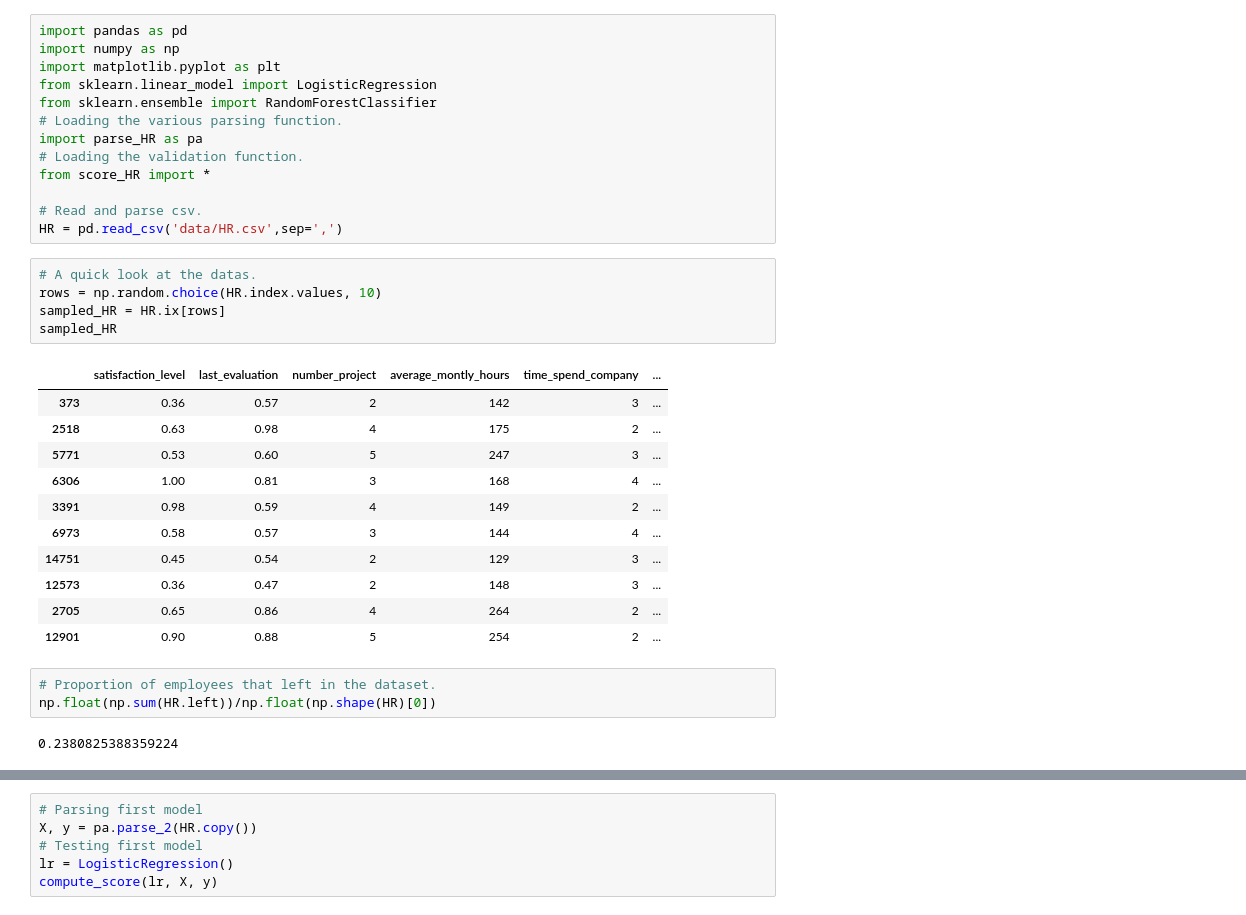
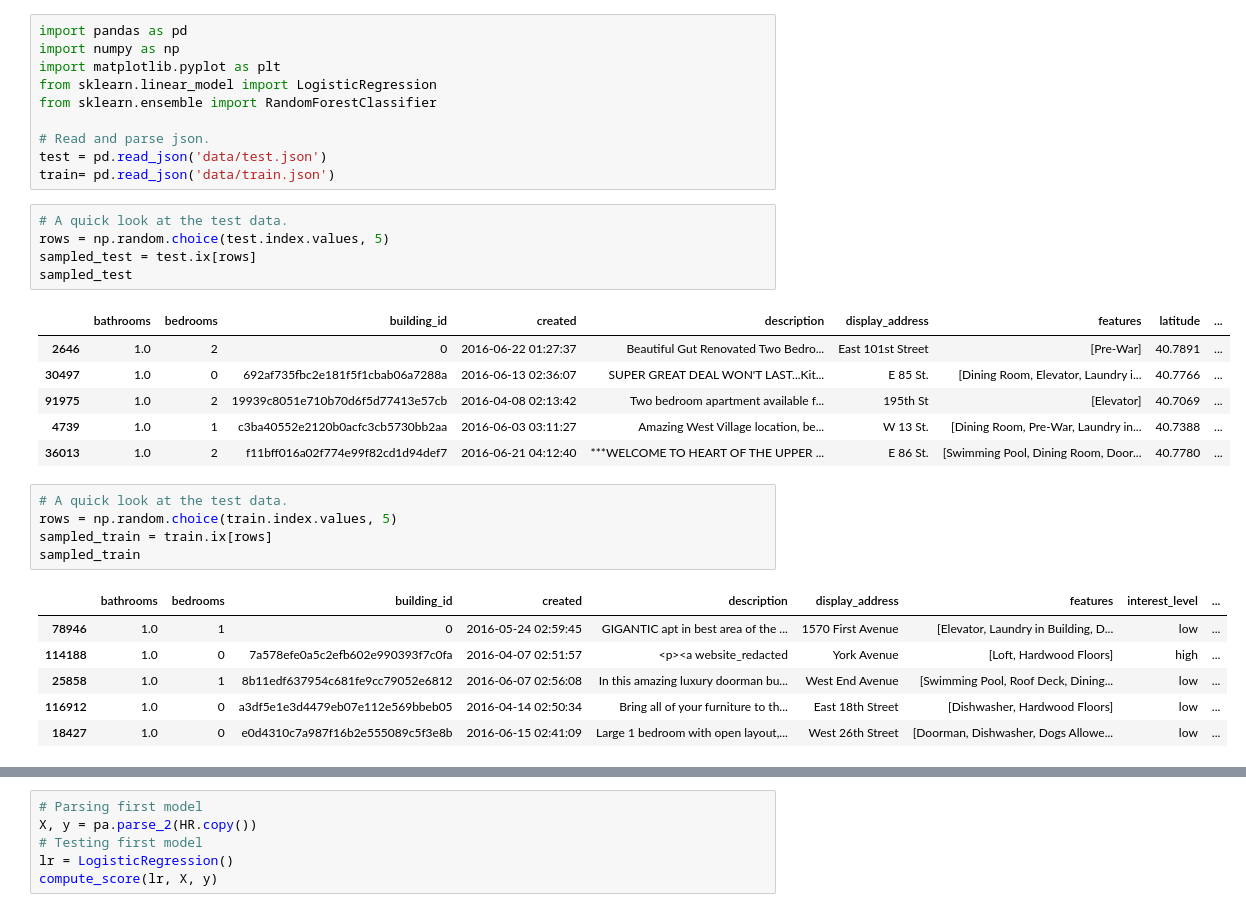
Before and after one commit to keurcien/chacha, a Jupyter notebook: 2sigma.ipynb, the cells around one changed output, grey strips where cells are left out. Drawn from its saved outputs; the diff is of its cells as text.

```diff
--- a/HR.ipynb
+++ b/2sigma.ipynb
@@ -4,32 +4,31 @@ import numpy as np
 import matplotlib.pyplot as plt
 from sklearn.linear_model import LogisticRegression
 from sklearn.ensemble import RandomForestClassifier
-# Loading the various parsing function.
-import parse_HR as pa
-# Loading the validation function.
-from score_HR import *
 
-# Read and parse csv.
-HR = pd.read_csv('data/HR.csv',sep=',')
+# Read and parse json.
+test = pd.read_json('data/test.json')
+train= pd.read_json('data/train.json')
 # %%
-# A quick look at the datas.
-rows = np.random.choice(HR.index.values, 10)
-sampled_HR = HR.ix[rows]
-sampled_HR
+# A quick look at the test data.
+rows = np.random.choice(test.index.values, 5)
+sampled_test = test.ix[rows]
+sampled_test
 # %% [output]
-|  | satisfaction_level | last_evaluation | number_project | average_montly_hours | time_spend_company | ... |
-| 373 | 0.36 | 0.57 | 2 | 142 | 3 | ... |
-| 2518 | 0.63 | 0.98 | 4 | 175 | 2 | ... |
-| 5771 | 0.53 | 0.60 | 5 | 247 | 3 | ... |
-| 6306 | 1.00 | 0.81 | 3 | 168 | 4 | ... |
-| 3391 | 0.98 | 0.59 | 4 | 149 | 2 | ... |
-| 6973 | 0.58 | 0.57 | 3 | 144 | 4 | ... |
-| 14751 | 0.45 | 0.54 | 2 | 129 | 3 | ... |
-| 12573 | 0.36 | 0.47 | 2 | 148 | 3 | ... |
-| 2705 | 0.65 | 0.86 | 4 | 264 | 2 | ... |
-| 12901 | 0.90 | 0.88 | 5 | 254 | 2 | ... |
+|  | bathrooms | bedrooms | building_id | created | description | display_address | features | latitude | ... |
+| 2646 | 1.0 | 2 | 0 | 2016-06-22 01:27:37 | Beautiful Gut Renovated Two Bedro... | East 101st Street | [Pre-War] | 40.7891 | ... |
+| 30497 | 1.0 | 0 | 692af735fbc2e181f5f1cbab06a7288a | 2016-06-13 02:36:07 | SUPER GREAT DEAL WON'T LAST...Kit... | E 85 St. | [Dining Room, Elevator, Laundry i... | 40.7766 | ... |
+| 91975 | 1.0 | 2 | 19939c8051e710b70d6f5d77413e57cb | 2016-04-08 02:13:42 | Two bedroom apartment available f... | 195th St | [Elevator] | 40.7069 | ... |
+| 4739 | 1.0 | 1 | c3ba40552e2120b0acfc3cb5730bb2aa | 2016-06-03 03:11:27 | Amazing West Village location, be... | W 13 St. | [Dining Room, Pre-War, Laundry in... | 40.7388 | ... |
+| 36013 | 1.0 | 2 | f11bff016a02f774e99f82cd1d94def7 | 2016-06-21 04:12:40 | ***WELCOME TO HEART OF THE UPPER ... | E 86 St. | [Swimming Pool, Dining Room, Door... | 40.7780 | ... |
-# %%
-# Proportion of employees that left in the dataset.
-np.float(np.sum(HR.left))/np.float(np.shape(HR)[0])
-# %% [output]
-0.2380825388359224
+# %%
+# A quick look at the test data.
+rows = np.random.choice(train.index.values, 5)
+sampled_train = train.ix[rows]
+sampled_train
+# %% [output]
+|  | bathrooms | bedrooms | building_id | created | description | display_address | features | interest_level | ... |
+| 78946 | 1.0 | 1 | 0 | 2016-05-24 02:59:45 | GIGANTIC apt in best area of the ... | 1570 First Avenue | [Elevator, Laundry in Building, D... | low | ... |
+| 114188 | 1.0 | 0 | 7a578efe0a5c2efb602e990393f7c0fa | 2016-04-07 02:51:57 | <p><a website_redacted | York Avenue | [Loft, Hardwood Floors] | high | ... |
+| 25858 | 1.0 | 1 | 8b11edf637954c681fe9cc79052e6812 | 2016-06-07 02:56:08 | In this amazing luxury doorman bu... | West End Avenue | [Swimming Pool, Roof Deck, Dining... | low | ... |
+| 116912 | 1.0 | 0 | a3df5e1e3d4479eb07e112e569bbeb05 | 2016-04-14 02:50:34 | Bring all of your furniture to th... | East 18th Street | [Dishwasher, Hardwood Floors] | low | ... |
+| 18427 | 1.0 | 0 | e0d4310c7a987f16b2e555089c5f3e8b | 2016-06-15 02:41:09 | Large 1 bedroom with open layout,... | West 26th Street | [Doorman, Dishwasher, Dogs Allowe... | low | ... |
```
Also changed, not shown: parts of 3 cells of this notebook, 4 other files.
